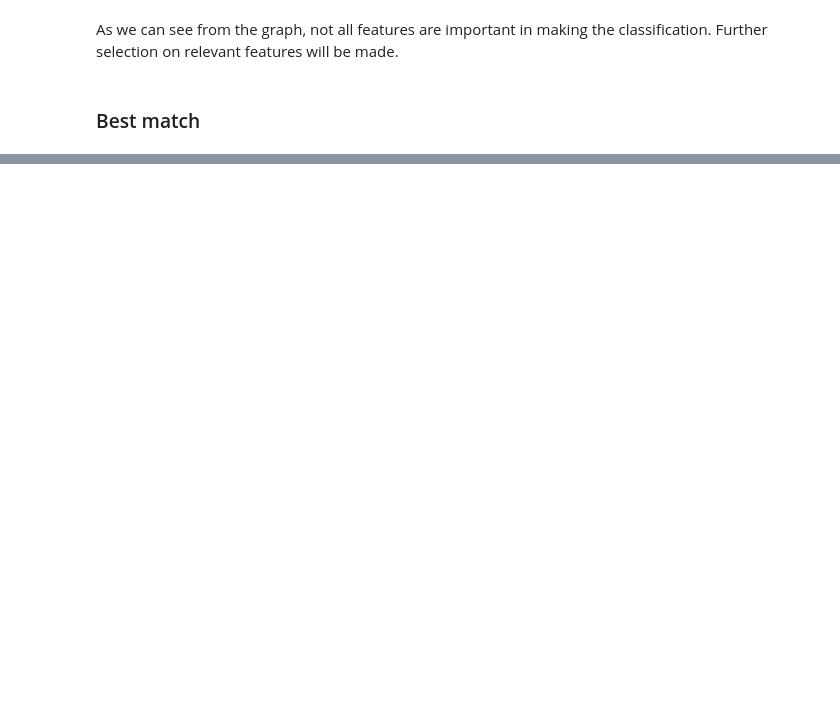
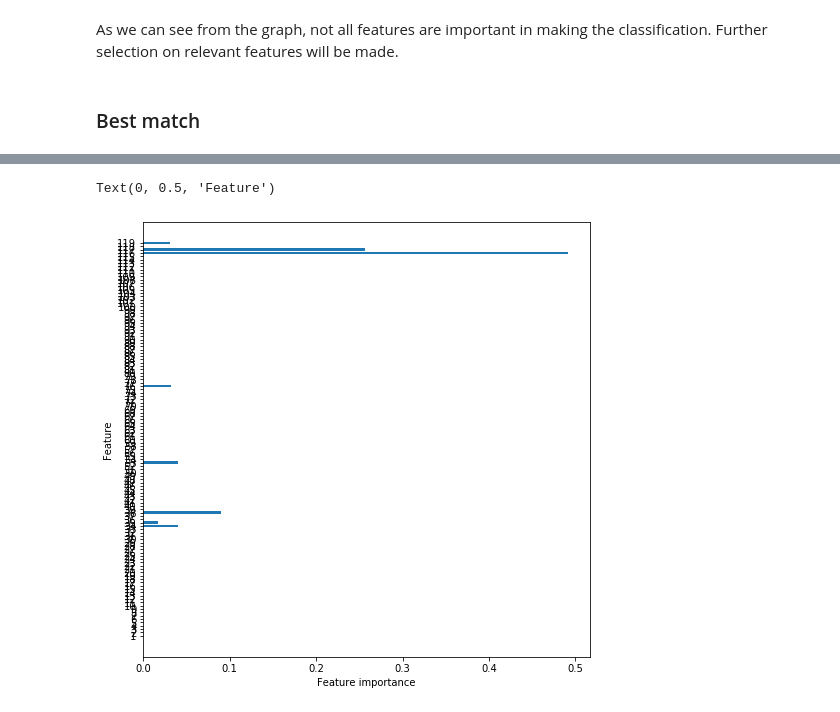
Before and after one commit to roussieau/masterthesis, a Jupyter notebook: src/machine_learning/Decision Trees.ipynb, the cells around one changed output, grey strips where cells are left out. Drawn from its saved outputs; the diff is of its cells as text; code cells hidden in the pictures; blank space fills up the shorter version.

```diff
--- a/src/machine_learning/Decision Trees.ipynb
+++ b/src/machine_learning/Decision Trees.ipynb
@@ -269,0 +279,10 @@ print(clf.best_params_)
+# %%
+gt = pd.read_csv('../dumps/2020.02.10-12.14.csv')
+cols = [col for col in gt.columns if col not in ['label']]
+data = gt[cols]
+target = gt['label']
+
+data_train, data_test, target_train, target_test = train_test_split(data,target, test_size = 0.20, random_state = 0)
+
+tree = DecisionTreeClassifier(max_depth=4,min_samples_split=0.1,min_samples_leaf=10,random_state=0)
+tree.fit(data_train, target_train)
@@ -269,0 +318,10 @@ print(clf.best_params_)
+# %%
+n_features = data.shape[1]
+plt.rcParams["figure.figsize"] = (8,8)
+plt.barh(range(n_features), tree.feature_importances_, align='center')
+plt.yticks(np.arange(n_features), np.arange(1,120))
+plt.xlabel("Feature importance")
+plt.ylabel("Feature")
+# %% [output]
+Text(0, 0.5, 'Feature')
+[figure, added]
```
Also changed, not shown: parts of 10 cells of this notebook, 8 other files.
